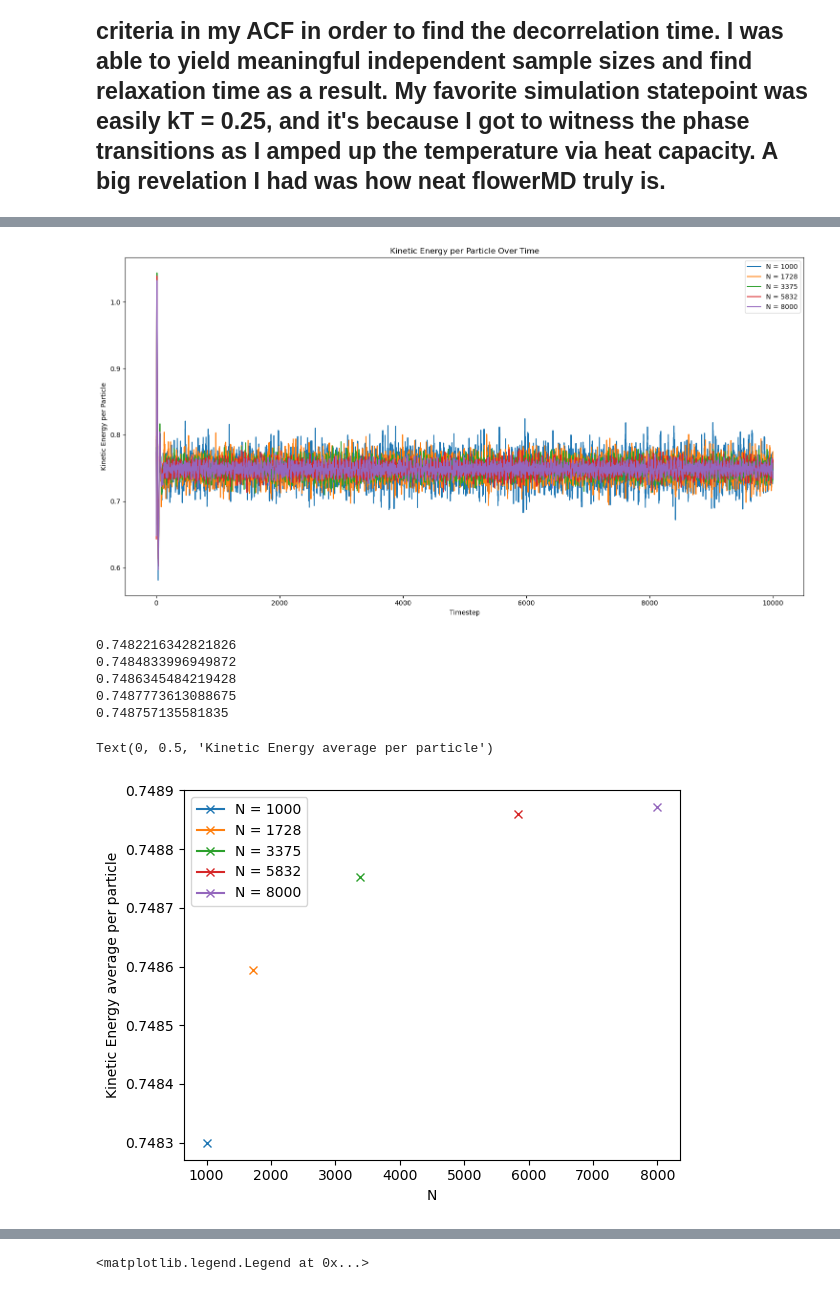
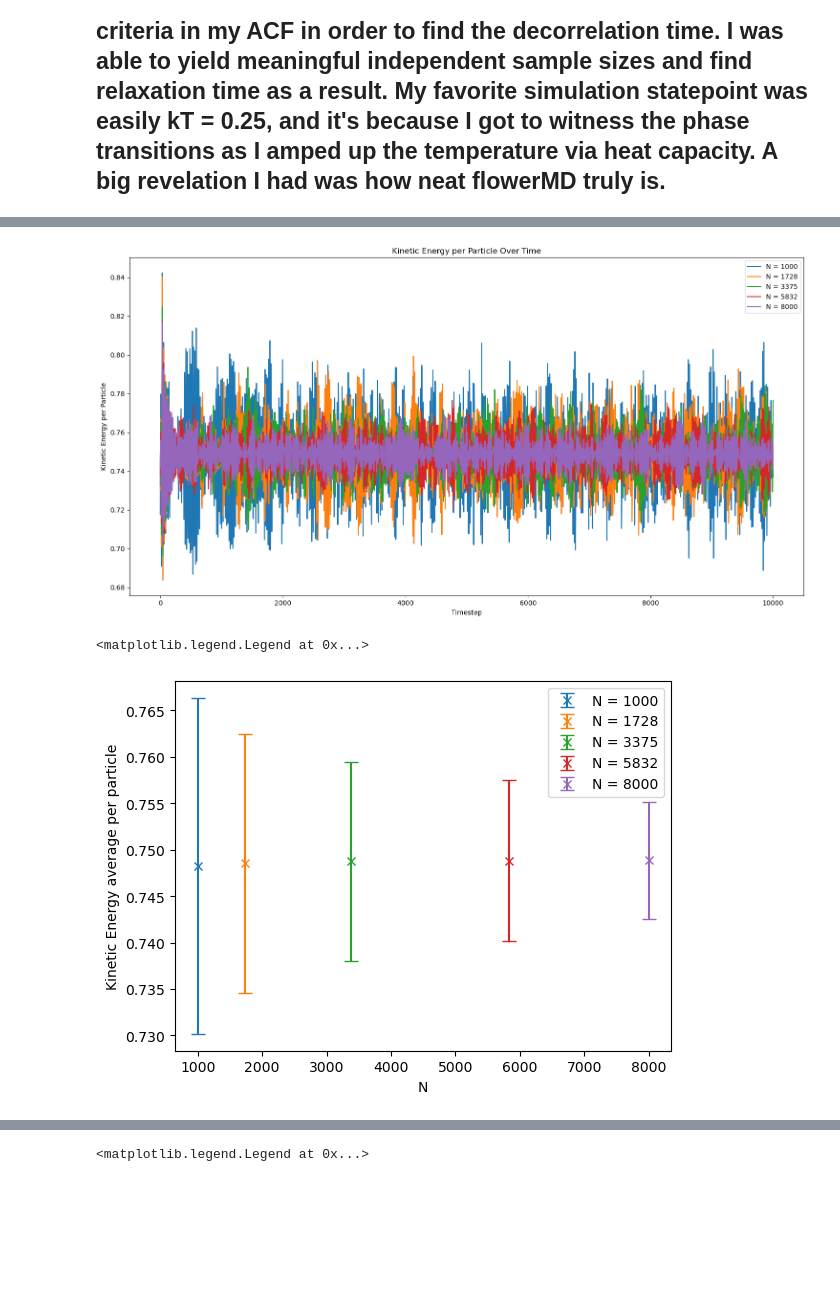
Before and after one commit to eridanirojas/563-rojas, a Jupyter notebook: Project2.ipynb, the cells around one changed output, grey strips where cells are left out. Saved outputs shown, nothing was run; the diff lists cells and outputs as text; code cells hidden in the pictures; blank space fills up the shorter version.

```diff
--- a/Project2.ipynb
+++ b/Project2.ipynb
@@ -93,7 +91,7 @@ dt = 0.005
 epsilon = 1.0
 sigma = 1.0
 starting_density = 0.5
-kTs = [0.25, 0.50, 0.75, 1.0, 1.25, 1.5, 1.75, 2.0]
+kTs = [0.50, 1.0, 1.5, 2.0]
 device = hoomd.device.CPU()
 n_repeats = 3
 
@@ -127,7 +125,7 @@ for kT in kTs:
         simulation.create_state_from_gsd(filename='initial_state.gsd')
 
         integrator = hoomd.md.Integrator(dt=dt)
-        nvt = hoomd.md.methods.NVT(filter=hoomd.filter.All(), kT=kT, tau=dt * 100)
+        nvt = hoomd.md.methods.NVT(filter=hoomd.filter.All(), kT=kT, tau=dt*5)
         integrator.methods.append(nvt)
 
         cell = hoomd.md.nlist.Cell(buffer=0.4)
@@ -137,7 +135,6 @@ for kT in kTs:
         integrator.forces.append(lj)
         simulation.operations.integrator = integrator
 
-        simulation.run(10)
         simulation.state.thermalize_particle_momenta(filter=hoomd.filter.All(), kT=kT)
 
         thermo = hoomd.md.compute.ThermodynamicQuantities(filter=hoomd.filter.All())
@@ -146,7 +143,7 @@ for kT in kTs:
         total_energy = []
 
         for step in range(10000):
-            simulation.run(10)
+            simulation.run(1)
             pe = thermo.potential_energy
             ke = thermo.kinetic_energy
             total_energy.append(pe + ke)
@@ -244,7 +233,7 @@ for kT in kTs:
   simulation.create_state_from_gsd(filename='initial_state.gsd')
 
   integrator = hoomd.md.Integrator(dt = dt)
-  nvt = hoomd.md.methods.NVT(filter = hoomd.filter.All(), kT = kT , tau = dt*100)
+  nvt = hoomd.md.methods.NVT(filter = hoomd.filter.All(), kT = kT , tau = dt*5)
   integrator.methods.append(nvt)
 
   cell = hoomd.md.nlist.Cell(buffer=0.4)
@@ -259,7 +248,6 @@ for kT in kTs:
   integrator.forces.append(lj)
   simulation.operations.integrator = integrator
 
-  simulation.run(10)
 
   simulation.state.thermalize_particle_momenta(filter=hoomd.filter.All(), kT=kT)
   thermodynamic_properties = hoomd.md.compute.ThermodynamicQuantities(
@@ -274,7 +262,7 @@ for kT in kTs:
   table = hoomd.write.Table(trigger=hoomd.trigger.Periodic(period=int(1e3)), logger=tps_tracking)
   simulation.operations.writers.append(table)
   for step in range(10000):
-      simulation.run(10)
+      simulation.run(1)
       potential_energy[f"{kT}"].append(thermodynamic_properties.potential_energy)
       kinetic_energy[f"{kT}"].append(thermodynamic_properties.kinetic_energy)
       total_energy[f"{kT}"].append(thermodynamic_properties.kinetic_energy + thermodynamic_properties.potential_energy)
@@ -417,7 +405,7 @@ for n in Ns:
   simulation.create_state_from_gsd(filename='initial_state.gsd')
 
   integrator = hoomd.md.Integrator(dt = dt)
-  nvt = hoomd.md.methods.NVT(filter = hoomd.filter.All(), kT = kT , tau = dt*100)
+  nvt = hoomd.md.methods.NVT(filter = hoomd.filter.All(), kT = kT , tau = dt*5)
   integrator.methods.append(nvt)
 
   cell = hoomd.md.nlist.Cell(buffer=0.4)
@@ -432,8 +420,6 @@ for n in Ns:
   integrator.forces.append(lj)
   simulation.operations.integrator = integrator
 
-  simulation.run(10)
-
   simulation.state.thermalize_particle_momenta(filter=hoomd.filter.All(), kT=kT)
   thermodynamic_properties = hoomd.md.compute.ThermodynamicQuantities(
       filter=hoomd.filter.All()
@@ -447,7 +433,7 @@ for n in Ns:
   table = hoomd.write.Table(trigger=hoomd.trigger.Periodic(period=int(1e3)), logger=tps_tracking)
   simulation.operations.writers.append(table)
   for step in range(10000):
-      simulation.run(10)
+      simulation.run(1)
       potential_energy[f"{n}"].append(thermodynamic_properties.potential_energy)
       kinetic_energy[f"{n}"].append(thermodynamic_properties.kinetic_energy)
       total_energy[f"{n}"].append(thermodynamic_properties.kinetic_energy + thermodynamic_properties.potential_energy)
@@ -517,9 +503,13 @@ plt.show()
 # %%
 for N, e in potential_energy.items():
-  print(np.mean(e[5000:])/(int(N)**3))
-  N1 = int(N)**3
-  plt.plot(int(N)**3,np.mean(e[0:])/(int(N)**3), marker = 'x', label = f'N = {N1}')
+    N1 = int(N)**3
+    e = np.array(e[5000:])  # After equilibration
+    mean_pe = np.mean(e) / N1
+    std_pe = np.std(e) / N1  # Standard deviation per particle
+
+    plt.errorbar(N1, mean_pe, yerr=std_pe, fmt='x', label=f'N = {N1}', capsize=5)
+
 plt.xlabel('N')
+plt.ylabel('Potential Energy average per particle')
 plt.legend()
-plt.ylabel('Potential Energy average per particle')
 # %% [output]
@@ -547,23 +532,22 @@ plt.legend()
 plt.tight_layout()
 plt.show()
 # %% [output]
-[figure, old version]
+[figure, new version]
 # %%
 for N, e in kinetic_energy.items():
-  print(np.mean(e[5000:])/(int(N)**3))
-  N1 = int(N)**3
-  plt.plot(int(N)**3,np.mean(e[0:])/(int(N)**3), marker = 'x', label = f'N = {N1}')
+    N1 = int(N)**3
+    e = np.array(e[5000:])  # Only use post-equilibration data
+    mean_ke = np.mean(e) / N1
+    std_ke = np.std(e) / N1  # Standard deviation of per-particle KE
+
+    plt.errorbar(N1, mean_ke, yerr=std_ke, fmt='x', capsize=5, label=f'N = {N1}')
+
 plt.xlabel('N')
+plt.ylabel('Kinetic Energy average per particle')
 plt.legend()
-plt.ylabel('Kinetic Energy average per particle')
 # %% [output]
-0.7482216342821826
-0.7484833996949872
-0.7486345484219428
-0.7487773613088675
-0.748757135581835
+<matplotlib.legend.Legend at 0x...>
-Text(0, 0.5, 'Kinetic Energy average per particle')
-[figure, old version]
+[figure, new version]
 # %%
 plt.figure(figsize=(15, 8))
 
```
Also changed, not shown: parts of 18 cells of this notebook, 1 other file.
